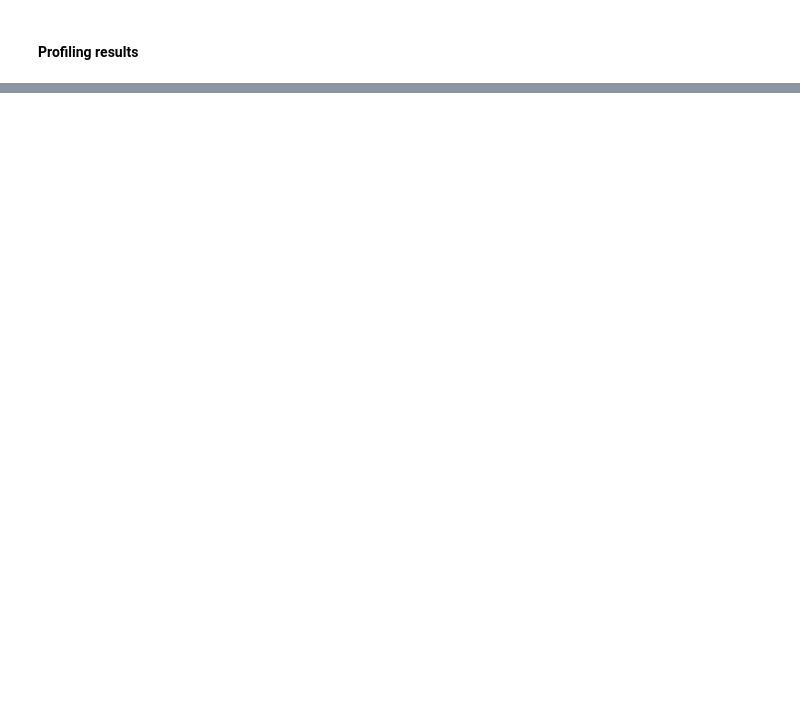
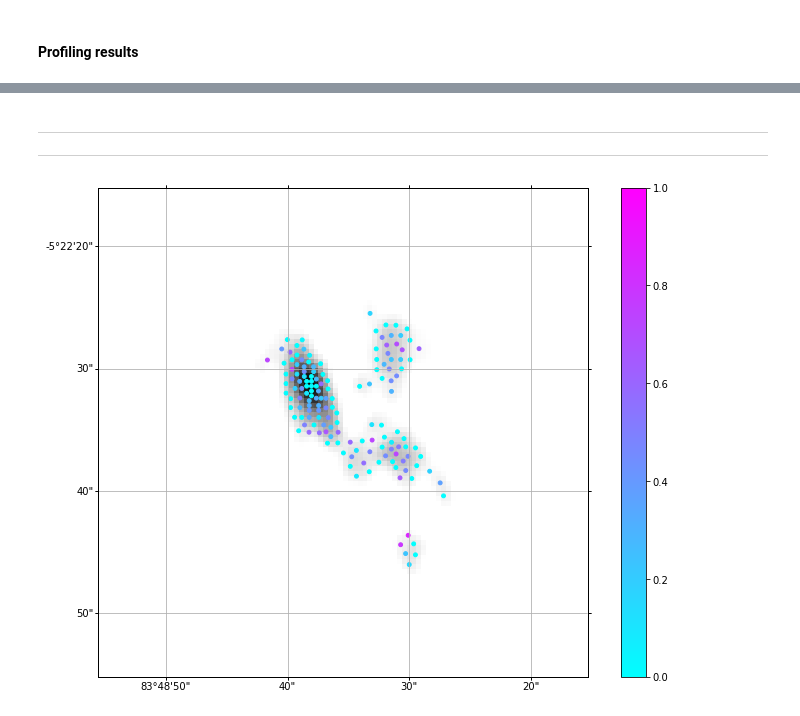
Before and after one commit to mavillan/HDMClouds, a Jupyter notebook: notebooks/case1-OrionKL with improved IG - m2.ipynb, the cells around one changed output, grey strips where cells are left out. Cells and saved outputs as stored; diff of their text form; code cells hidden in the pictures; blank space fills up the shorter version.

```diff
--- a/notebooks/case1-OrionKL with improved IG - m2.ipynb
+++ b/notebooks/case1-OrionKL with improved IG - m2.ipynb
@@ -137,0 +136,7 @@ print(open('hdmc_m2_prof', 'r').read())
+# %% [markdown]
+***
+***
+# %%
+eccentricity_plot(hdmc.data, hdmc.xc, hdmc.yc, hdmc.get_params_mapped()[1], wcs=wcs)
+# %% [output]
+[figure, added]
```
Also changed, not shown: parts of 8 cells of this notebook, 1 other file.
